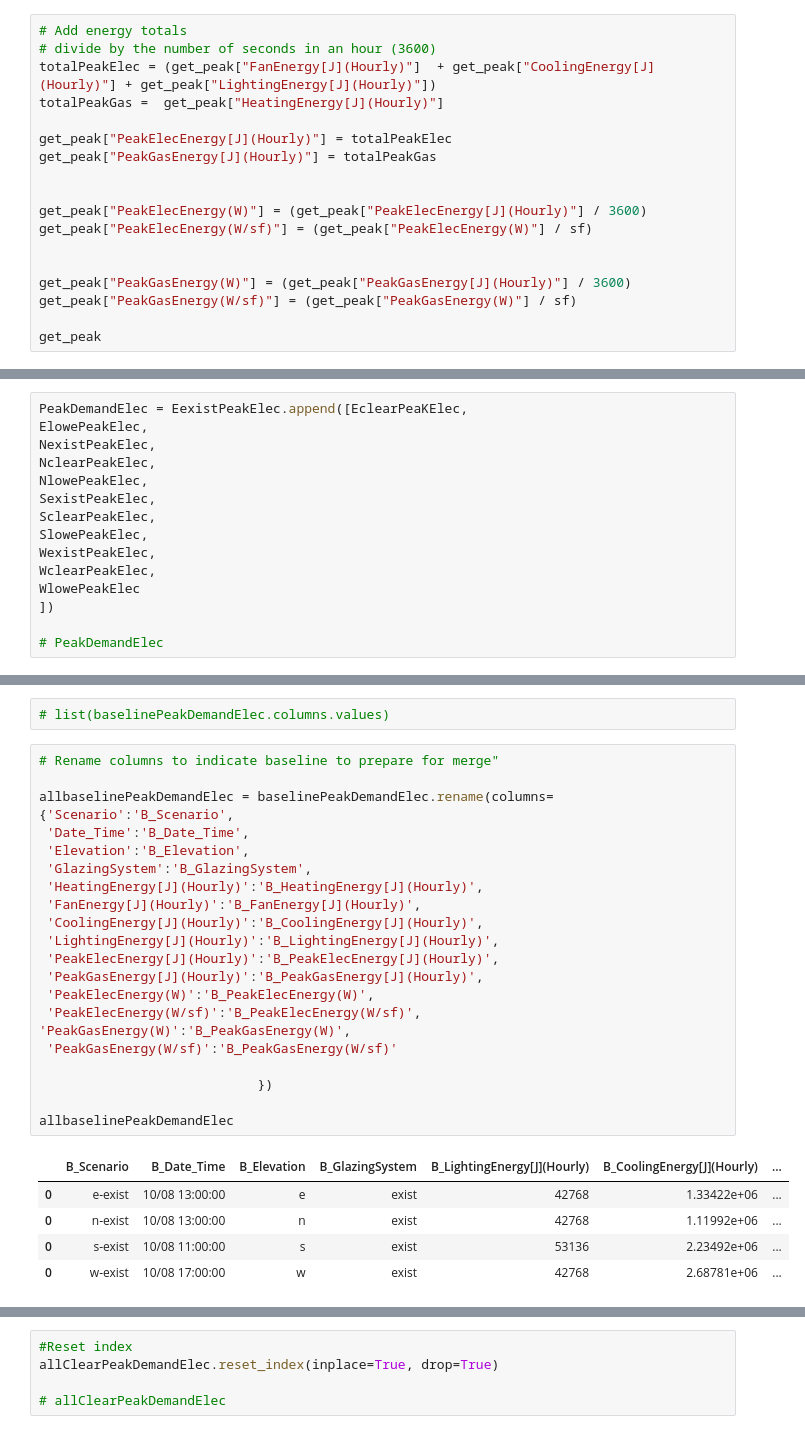
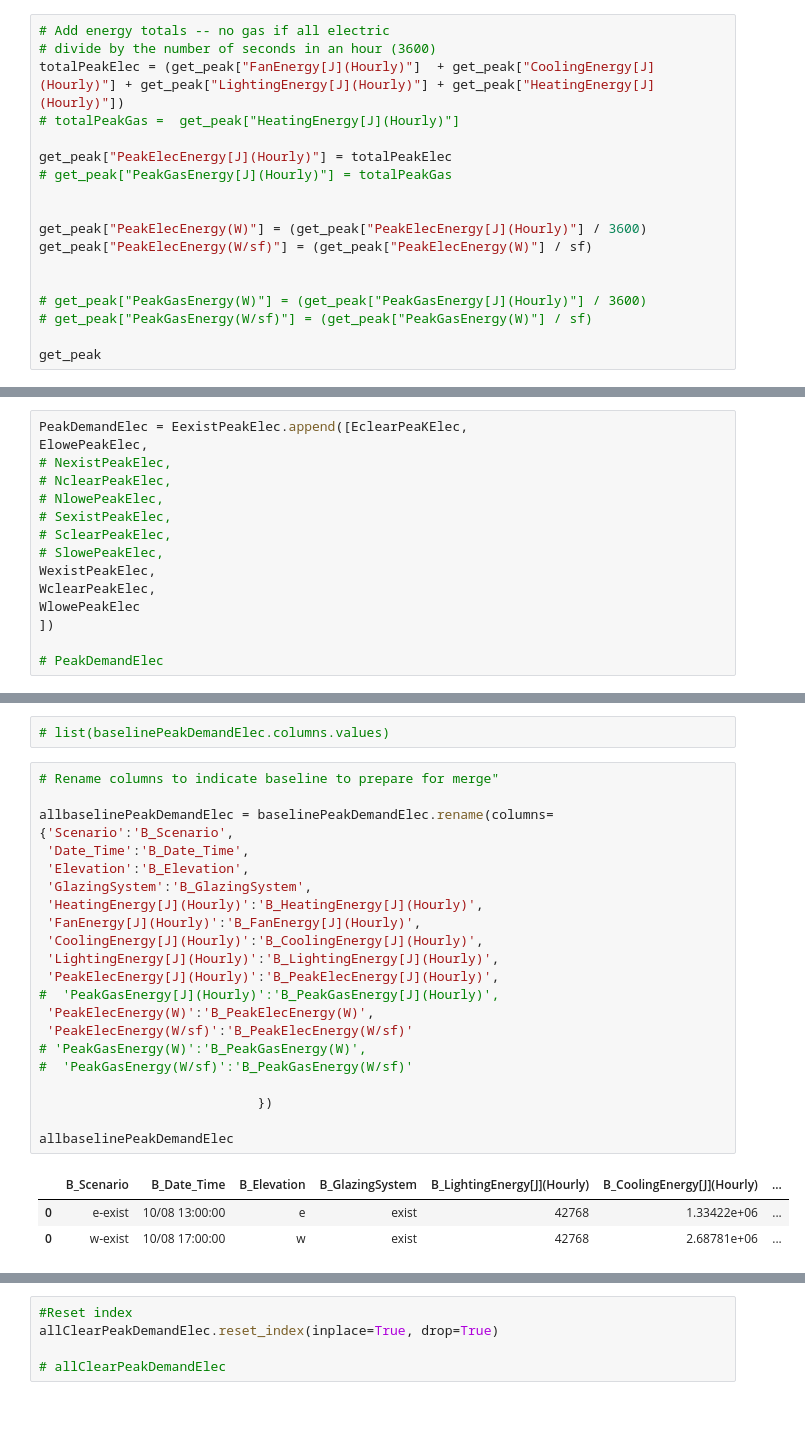
Before and after one commit to klharp/Eplus_Maine, a Jupyter notebook: CA_Monterey_scraper.ipynb, the cells around one changed output, grey strips where cells are left out. Saved outputs shown, nothing was run; the diff lists cells and outputs as text.

```diff
--- a/CA_Monterey_scraper.ipynb
+++ b/CA_Monterey_scraper.ipynb
@@ -585,21 +638,21 @@ get_peak = all_energy2.copy(deep=True)
 # %%
 # list(get_peak.columns.values)
 # %%
-# Add energy totals
+# Add energy totals -- no gas if all electric
 # divide by the number of seconds in an hour (3600)
-totalPeakElec = (get_peak["FanEnergy[J](Hourly)"]  + get_peak["CoolingEnergy[J](Hourly)"] + get_peak["LightingEnergy[J](Hourly)"])
-totalPeakGas =  get_peak["HeatingEnergy[J](Hourly)"]
+totalPeakElec = (get_peak["FanEnergy[J](Hourly)"]  + get_peak["CoolingEnergy[J](Hourly)"] + get_peak["LightingEnergy[J](Hourly)"] + get_peak["HeatingEnergy[J](Hourly)"])
+# totalPeakGas =  get_peak["HeatingEnergy[J](Hourly)"]
 
 get_peak["PeakElecEnergy[J](Hourly)"] = totalPeakElec
-get_peak["PeakGasEnergy[J](Hourly)"] = totalPeakGas
+# get_peak["PeakGasEnergy[J](Hourly)"] = totalPeakGas
 
 
 get_peak["PeakElecEnergy(W)"] = (get_peak["PeakElecEnergy[J](Hourly)"] / 3600)
 get_peak["PeakElecEnergy(W/sf)"] = (get_peak["PeakElecEnergy(W)"] / sf)
 
 
-get_peak["PeakGasEnergy(W)"] = (get_peak["PeakGasEnergy[J](Hourly)"] / 3600)
-get_peak["PeakGasEnergy(W/sf)"] = (get_peak["PeakGasEnergy(W)"] / sf)
+# get_peak["PeakGasEnergy(W)"] = (get_peak["PeakGasEnergy[J](Hourly)"] / 3600)
+# get_peak["PeakGasEnergy(W/sf)"] = (get_peak["PeakGasEnergy(W)"] / sf)
 
 get_peak
 # %% [output]
@@ -703,12 +742,12 @@ WlowePeakElec = WlowePeakElec.swapaxes("index", "columns").reset_index().drop(['
 # %%
 PeakDemandElec = EexistPeakElec.append([EclearPeaKElec,
 ElowePeakElec,
-NexistPeakElec,
-NclearPeakElec,
-NlowePeakElec,
-SexistPeakElec,
-SclearPeakElec,
-SlowePeakElec,
+# NexistPeakElec,
+# NclearPeakElec,
+# NlowePeakElec,
+# SexistPeakElec,
+# SclearPeakElec,
+# SlowePeakElec,
 WexistPeakElec,
 WclearPeakElec,
 WlowePeakElec
@@ -753,29 +792,27 @@ baselinePeakDemandElec = PeakDemandElec[PeakDemandElec["GlazingSystem"] == "exis
 # %%
 # Rename columns to indicate baseline to prepare for merge"
 
 allbaselinePeakDemandElec = baselinePeakDemandElec.rename(columns={'Scenario':'B_Scenario',
  'Date_Time':'B_Date_Time',
  'Elevation':'B_Elevation',
  'GlazingSystem':'B_GlazingSystem',
  'HeatingEnergy[J](Hourly)':'B_HeatingEnergy[J](Hourly)',
  'FanEnergy[J](Hourly)':'B_FanEnergy[J](Hourly)',
  'CoolingEnergy[J](Hourly)':'B_CoolingEnergy[J](Hourly)',
  'LightingEnergy[J](Hourly)':'B_LightingEnergy[J](Hourly)',
  'PeakElecEnergy[J](Hourly)':'B_PeakElecEnergy[J](Hourly)',
- 'PeakGasEnergy[J](Hourly)':'B_PeakGasEnergy[J](Hourly)',
+#  'PeakGasEnergy[J](Hourly)':'B_PeakGasEnergy[J](Hourly)',
  'PeakElecEnergy(W)':'B_PeakElecEnergy(W)',
- 'PeakElecEnergy(W/sf)':'B_PeakElecEnergy(W/sf)',
-'PeakGasEnergy(W)':'B_PeakGasEnergy(W)',
- 'PeakGasEnergy(W/sf)':'B_PeakGasEnergy(W/sf)'
+ 'PeakElecEnergy(W/sf)':'B_PeakElecEnergy(W/sf)'
+# 'PeakGasEnergy(W)':'B_PeakGasEnergy(W)',
+#  'PeakGasEnergy(W/sf)':'B_PeakGasEnergy(W/sf)'
 
                             })
 
 allbaselinePeakDemandElec
 # %% [output]
 |  | B_Scenario | B_Date_Time | B_Elevation | B_GlazingSystem | B_LightingEnergy[J](Hourly) | B_CoolingEnergy[J](Hourly) | ... |
 | 0 | e-exist | 10/08 13:00:00 | e | exist | 42768 | 1.33422e+06 | ... |
-| 0 | n-exist | 10/08 13:00:00 | n | exist | 42768 | 1.11992e+06 | ... |
-| 0 | s-exist | 10/08 11:00:00 | s | exist | 53136 | 2.23492e+06 | ... |
 | 0 | w-exist | 10/08 17:00:00 | w | exist | 42768 | 2.68781e+06 | ... |
 # %%
 #Reset index
```
Also changed, not shown: parts of 20 cells of this notebook, 36 other files.
